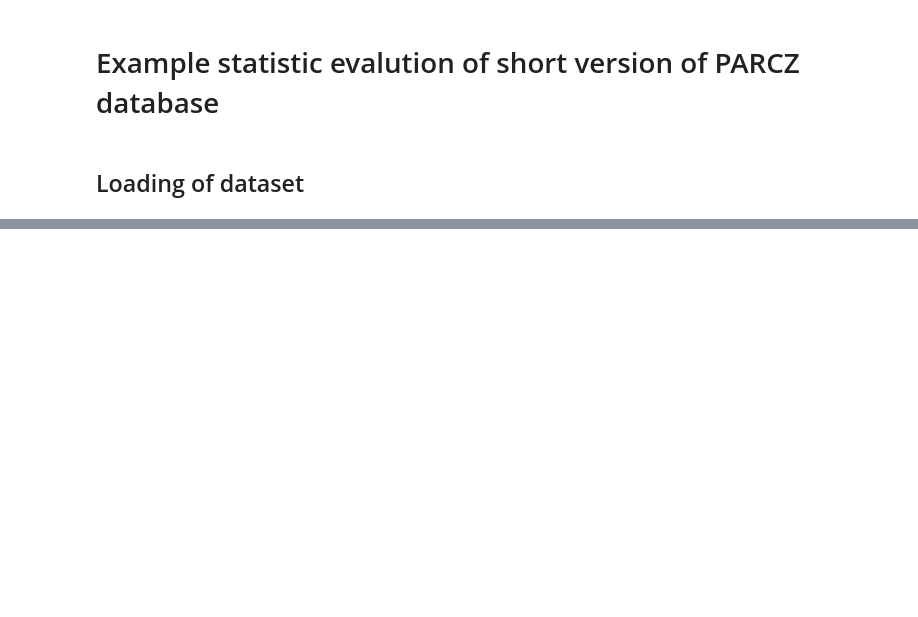
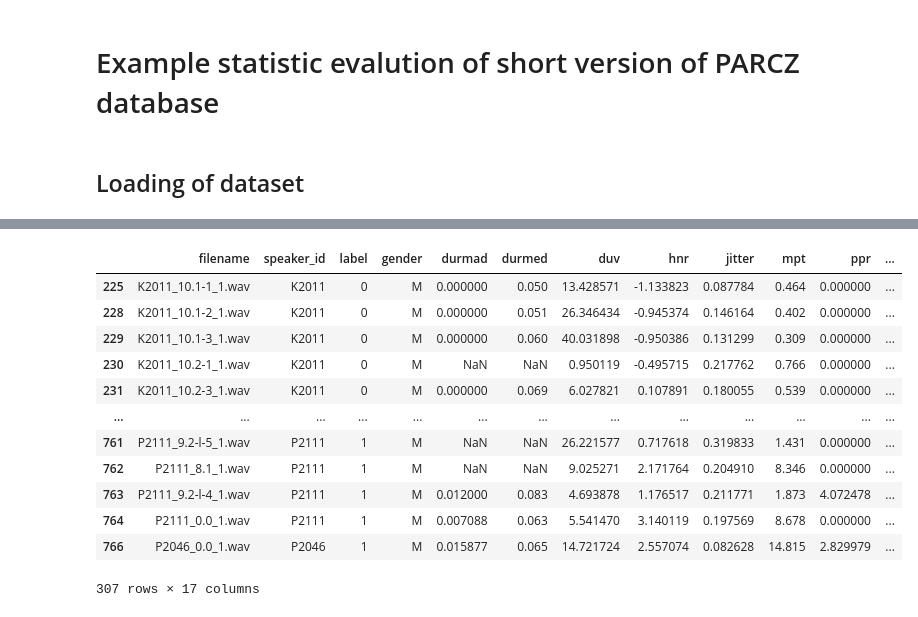
Before and after one commit to RichardLadislav/VuVoPy, a Jupyter notebook: example_scripts/statistic_eval_ntbk.ipynb, the cells around one changed output, grey strips where cells are left out. Saved outputs shown, nothing was run; the diff lists cells and outputs as text; code cells hidden in the pictures; blank space fills up the shorter version.

```diff
--- a/example_scripts/statistic_eval_ntbk.ipynb
+++ b/example_scripts/statistic_eval_ntbk.ipynb
@@ -22,0 +67,17 @@ parcz_features.sample(10, random_state=42)
+# %%
+parcz_features_male = parcz_features[parcz_features['gender'].str.contains('M')]
+parcz_features_male
+# %% [output]
+|  | filename | speaker_id | label | gender | durmad | durmed | duv | hnr | jitter | mpt | ppr | ... |
+| 225 | K2011_10.1-1_1.wav | K2011 | 0 | M | 0.000000 | 0.050 | 13.428571 | -1.133823 | 0.087784 | 0.464 | 0.000000 | ... |
+| 228 | K2011_10.1-2_1.wav | K2011 | 0 | M | 0.000000 | 0.051 | 26.346434 | -0.945374 | 0.146164 | 0.402 | 0.000000 | ... |
+| 229 | K2011_10.1-3_1.wav | K2011 | 0 | M | 0.000000 | 0.060 | 40.031898 | -0.950386 | 0.131299 | 0.309 | 0.000000 | ... |
+| 230 | K2011_10.2-1_1.wav | K2011 | 0 | M | NaN | NaN | 0.950119 | -0.495715 | 0.217762 | 0.766 | 0.000000 | ... |
+| 231 | K2011_10.2-3_1.wav | K2011 | 0 | M | 0.000000 | 0.069 | 6.027821 | 0.107891 | 0.180055 | 0.539 | 0.000000 | ... |
+| ... | ... | ... | ... | ... | ... | ... | ... | ... | ... | ... | ... | ... |
+| 761 | P2111_9.2-l-5_1.wav | P2111 | 1 | M | NaN | NaN | 26.221577 | 0.717618 | 0.319833 | 1.431 | 0.000000 | ... |
+| 762 | P2111_8.1_1.wav | P2111 | 1 | M | NaN | NaN | 9.025271 | 2.171764 | 0.204910 | 8.346 | 0.000000 | ... |
+| 763 | P2111_9.2-l-4_1.wav | P2111 | 1 | M | 0.012000 | 0.083 | 4.693878 | 1.176517 | 0.211771 | 1.873 | 4.072478 | ... |
+| 764 | P2111_0.0_1.wav | P2111 | 1 | M | 0.007088 | 0.063 | 5.541470 | 3.140119 | 0.197569 | 8.678 | 0.000000 | ... |
+| 766 | P2046_0.0_1.wav | P2046 | 1 | M | 0.015877 | 0.065 | 14.721724 | 2.557074 | 0.082628 | 14.815 | 2.829979 | ... |
+307 rows × 17 columns
```
Also changed, not shown: parts of 11 cells of this notebook.
